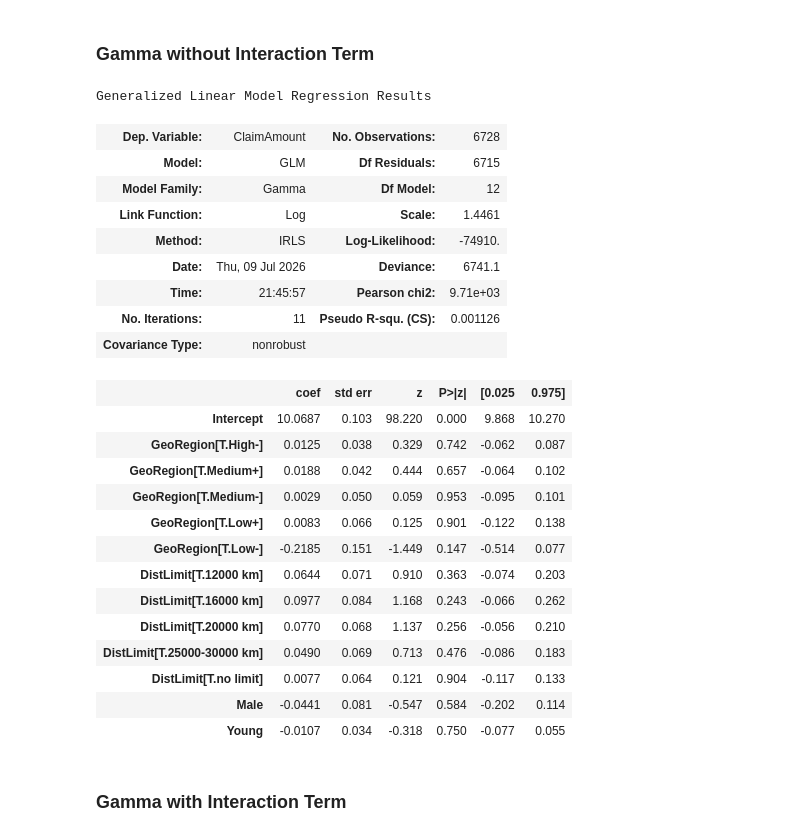
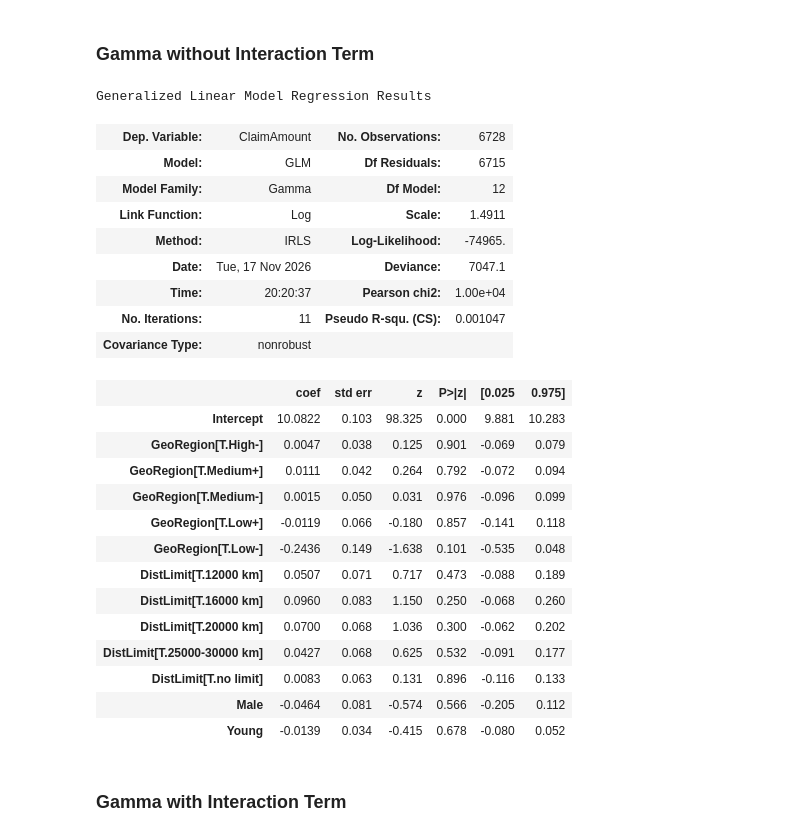
Before and after one commit to Eddie-Zhu-IRL/Motor-Insurance-Pricing, a Jupyter notebook: Python/NorAuto_Pricing_Python.ipynb, the cells around one changed output. Drawn from its saved outputs; the diff is of its cells as text; code cells hidden in the pictures.

```diff
--- a/Python/NorAuto_Pricing_Python.ipynb
+++ b/Python/NorAuto_Pricing_Python.ipynb
@@ -268,34 +271,34 @@ sev_test = test[test["ClaimAmount"] > 0].copy()
 # %% [markdown]
 ### Gamma without Interaction Term
 # %%
-sev_gamma_full = smf.glm("ClaimAmount ~ Male + Young + GeoRegion + DistLimit", data=sev_train, family=sm.families.Gamma(link=sm.families.links.Log()))
-sev_gamma_results = sev_gamma_full.fit()
-sev_gamma_results.summary()
+sev_gamma_full = smf.glm("ClaimAmount ~ Male + Young + GeoRegion + DistLimit", data=sev_train, var_weights = sev_train["NbClaim"], family=sm.families.Gamma(link=sm.families.links.Log()))
+sev_gamma_full = sev_gamma_full.fit()
+sev_gamma_full.summary()
 # %% [output]
 Generalized Linear Model Regression Results
 | Dep. Variable: | ClaimAmount | No. Observations: | 6728 |
 | Model: | GLM | Df Residuals: | 6715 |
 | Model Family: | Gamma | Df Model: | 12 |
-| Link Function: | Log | Scale: | 1.4461 |
-| Method: | IRLS | Log-Likelihood: | -74910. |
-| Date: | Thu, 09 Jul 2026 | Deviance: | 6741.1 |
-| Time: | 21:45:57 | Pearson chi2: | 9.71e+03 |
-| No. Iterations: | 11 | Pseudo R-squ. (CS): | 0.001126 |
+| Link Function: | Log | Scale: | 1.4911 |
+| Method: | IRLS | Log-Likelihood: | -74965. |
+| Date: | Tue, 17 Nov 2026 | Deviance: | 7047.1 |
+| Time: | 20:20:37 | Pearson chi2: | 1.00e+04 |
+| No. Iterations: | 11 | Pseudo R-squ. (CS): | 0.001047 |
 | Covariance Type: | nonrobust |  |  |
 |  | coef | std err | z | P>|z| | [0.025 | 0.975] |
-| Intercept | 10.0687 | 0.103 | 98.220 | 0.000 | 9.868 | 10.270 |
-| GeoRegion[T.High-] | 0.0125 | 0.038 | 0.329 | 0.742 | -0.062 | 0.087 |
-| GeoRegion[T.Medium+] | 0.0188 | 0.042 | 0.444 | 0.657 | -0.064 | 0.102 |
-| GeoRegion[T.Medium-] | 0.0029 | 0.050 | 0.059 | 0.953 | -0.095 | 0.101 |
-| GeoRegion[T.Low+] | 0.0083 | 0.066 | 0.125 | 0.901 | -0.122 | 0.138 |
-| GeoRegion[T.Low-] | -0.2185 | 0.151 | -1.449 | 0.147 | -0.514 | 0.077 |
-| DistLimit[T.12000 km] | 0.0644 | 0.071 | 0.910 | 0.363 | -0.074 | 0.203 |
-| DistLimit[T.16000 km] | 0.0977 | 0.084 | 1.168 | 0.243 | -0.066 | 0.262 |
-| DistLimit[T.20000 km] | 0.0770 | 0.068 | 1.137 | 0.256 | -0.056 | 0.210 |
-| DistLimit[T.25000-30000 km] | 0.0490 | 0.069 | 0.713 | 0.476 | -0.086 | 0.183 |
-| DistLimit[T.no limit] | 0.0077 | 0.064 | 0.121 | 0.904 | -0.117 | 0.133 |
-| Male | -0.0441 | 0.081 | -0.547 | 0.584 | -0.202 | 0.114 |
-| Young | -0.0107 | 0.034 | -0.318 | 0.750 | -0.077 | 0.055 |
+| Intercept | 10.0822 | 0.103 | 98.325 | 0.000 | 9.881 | 10.283 |
+| GeoRegion[T.High-] | 0.0047 | 0.038 | 0.125 | 0.901 | -0.069 | 0.079 |
+| GeoRegion[T.Medium+] | 0.0111 | 0.042 | 0.264 | 0.792 | -0.072 | 0.094 |
+| GeoRegion[T.Medium-] | 0.0015 | 0.050 | 0.031 | 0.976 | -0.096 | 0.099 |
+| GeoRegion[T.Low+] | -0.0119 | 0.066 | -0.180 | 0.857 | -0.141 | 0.118 |
+| GeoRegion[T.Low-] | -0.2436 | 0.149 | -1.638 | 0.101 | -0.535 | 0.048 |
+| DistLimit[T.12000 km] | 0.0507 | 0.071 | 0.717 | 0.473 | -0.088 | 0.189 |
+| DistLimit[T.16000 km] | 0.0960 | 0.083 | 1.150 | 0.250 | -0.068 | 0.260 |
+| DistLimit[T.20000 km] | 0.0700 | 0.068 | 1.036 | 0.300 | -0.062 | 0.202 |
+| DistLimit[T.25000-30000 km] | 0.0427 | 0.068 | 0.625 | 0.532 | -0.091 | 0.177 |
+| DistLimit[T.no limit] | 0.0083 | 0.063 | 0.131 | 0.896 | -0.116 | 0.133 |
+| Male | -0.0464 | 0.081 | -0.574 | 0.566 | -0.205 | 0.112 |
+| Young | -0.0139 | 0.034 | -0.415 | 0.678 | -0.080 | 0.052 |
 # %% [markdown]
 ### Gamma with Interaction Term
 # %%
```
Also changed, not shown: parts of 22 cells of this notebook.
